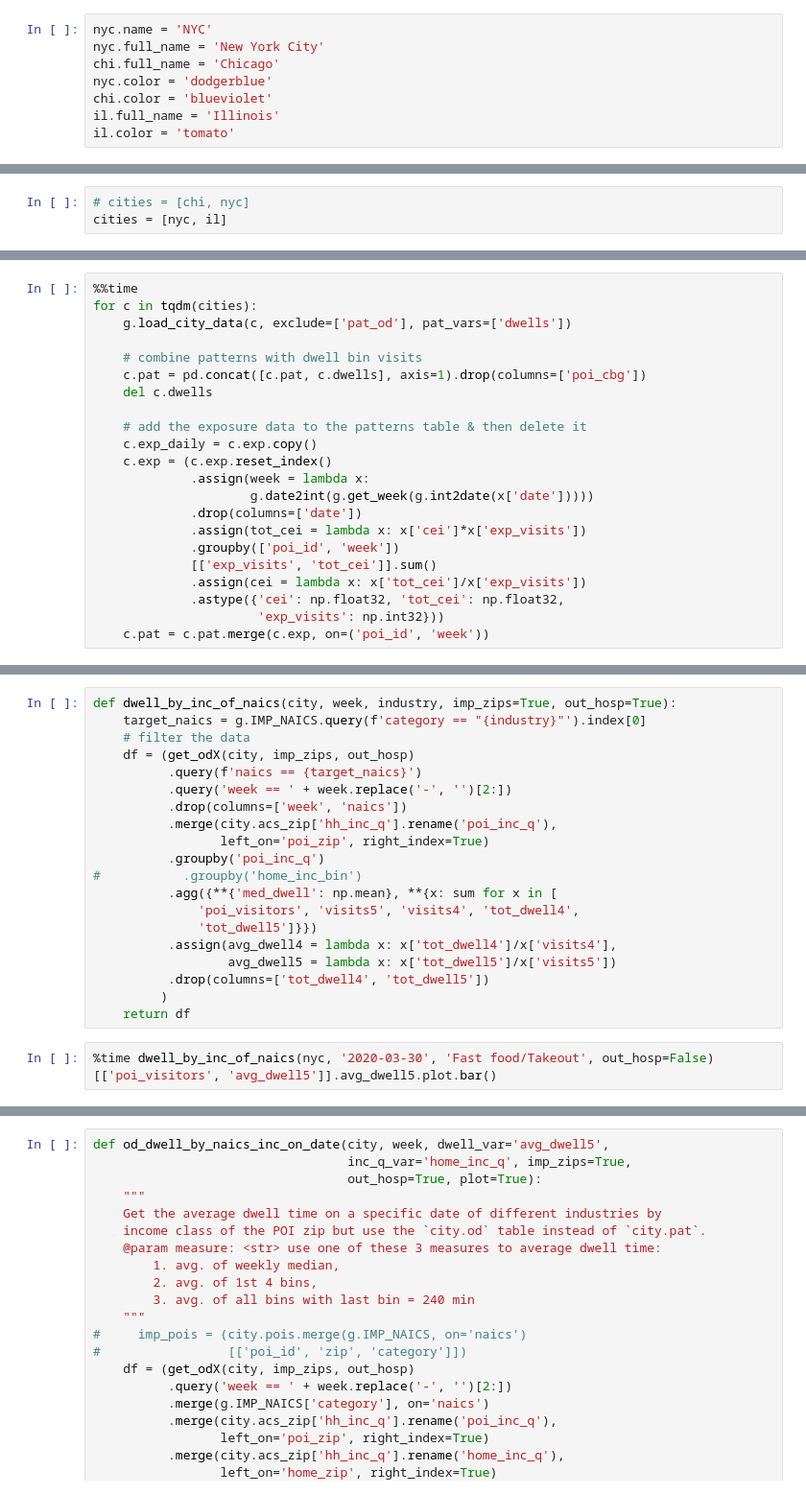
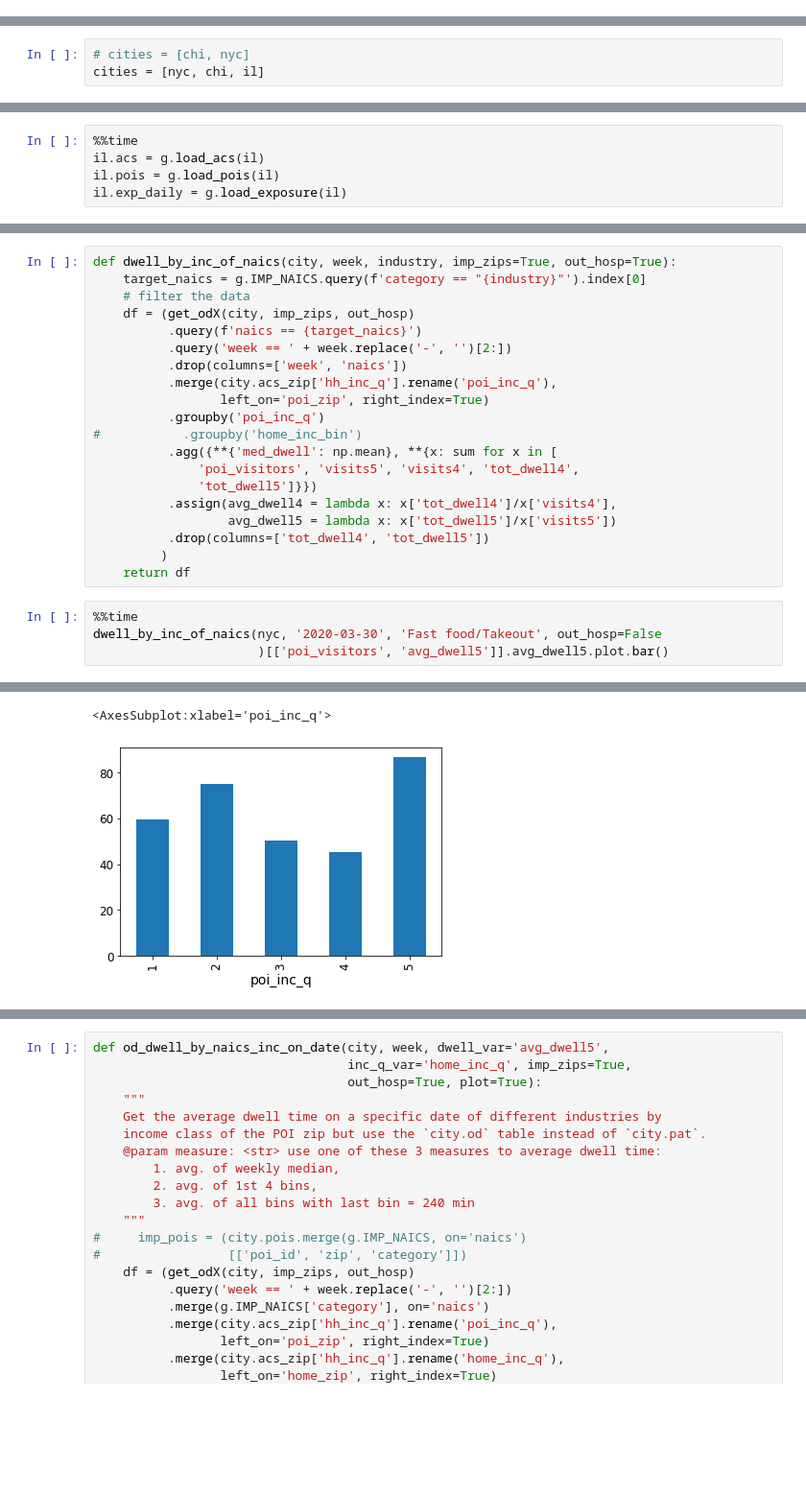
Before and after one commit to umnilab/covid19_safegraph, a Jupyter notebook: src/analyze_zcta.ipynb, the cells around one changed output, grey strips where cells are left out. Shown at 96% size. Cells and saved outputs as stored; diff of their text form; blank space fills up the shorter version.

Commit message:
Added cell outputs for better visualization

```diff
--- a/src/analyze_zcta.ipynb
+++ b/src/analyze_zcta.ipynb
@@ -41,8 +34,0 @@ il = g.City('il', {
-# %%
-nyc.name = 'NYC'
-nyc.full_name = 'New York City'
-chi.full_name = 'Chicago'
-nyc.color = 'dodgerblue'
-chi.color = 'blueviolet'
-il.full_name = 'Illinois'
-il.color = 'tomato'
@@ -49,3 +54,3 @@ il.color = 'tomato'
 # %%
 # cities = [chi, nyc]
-cities = [nyc, il]
+cities = [nyc, chi, il]
@@ -54,22 +56,0 @@ cities = [nyc, il]
-# %%
-%%time
-for c in tqdm(cities):
-    g.load_city_data(c, exclude=['pat_od'], pat_vars=['dwells'])
-
-    # combine patterns with dwell bin visits
-    c.pat = pd.concat([c.pat, c.dwells], axis=1).drop(columns=['poi_cbg'])
-    del c.dwells
-
-    # add the exposure data to the patterns table & then delete it
-    c.exp_daily = c.exp.copy()
-    c.exp = (c.exp.reset_index()
-             .assign(week = lambda x:
-                     g.date2int(g.get_week(g.int2date(x['date']))))
-             .drop(columns=['date'])
-             .assign(tot_cei = lambda x: x['cei']*x['exp_visits'])
-             .groupby(['poi_id', 'week'])
-             [['exp_visits', 'tot_cei']].sum()
-             .assign(cei = lambda x: x['tot_cei']/x['exp_visits'])
-             .astype({'cei': np.float32, 'tot_cei': np.float32,
-                      'exp_visits': np.int32}))
-    c.pat = c.pat.merge(c.exp, on=('poi_id', 'week'))
@@ -240,3 +324,8 @@ chi.cases = (pd.read_csv(g.IO['chi_cases'])
              .reset_index())
 # %% [raw]
 peek(chi.cases, top=2)
+# %%
+%%time
+il.acs = g.load_acs(il)
+il.pois = g.load_pois(il)
+il.exp_daily = g.load_exposure(il)
@@ -1198,4 +1589,7 @@ def dwell_by_inc_of_naics(city, week, industry, imp_zips=True, out_hosp=True):
          )
     return df
 # %%
-%time dwell_by_inc_of_naics(nyc, '2020-03-30', 'Fast food/Takeout', out_hosp=False)[['poi_visitors', 'avg_dwell5']].avg_dwell5.plot.bar()
+%%time
+dwell_by_inc_of_naics(nyc, '2020-03-30', 'Fast food/Takeout', out_hosp=False
+                      )[['poi_visitors', 'avg_dwell5']].avg_dwell5.plot.bar()
+# %% [output]
@@ -1202 +1598,3 @@ def dwell_by_inc_of_naics(city, week, industry, imp_zips=True, out_hosp=True):
+<AxesSubplot:xlabel='poi_inc_q'>
+[figure, added]
 # %%
```
Also changed, not shown: parts of 158 cells of this notebook.
